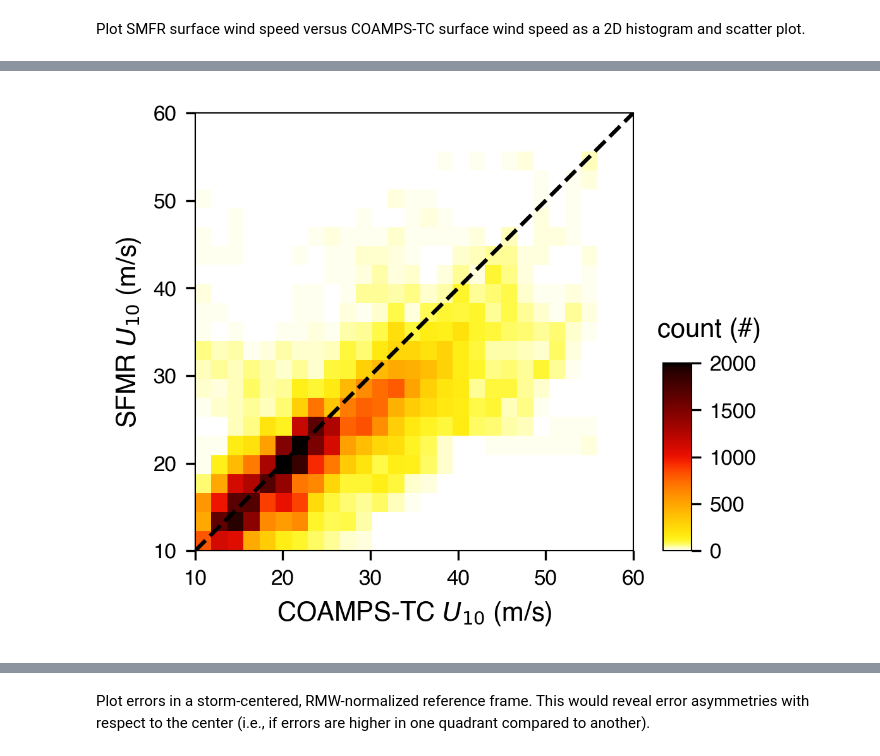
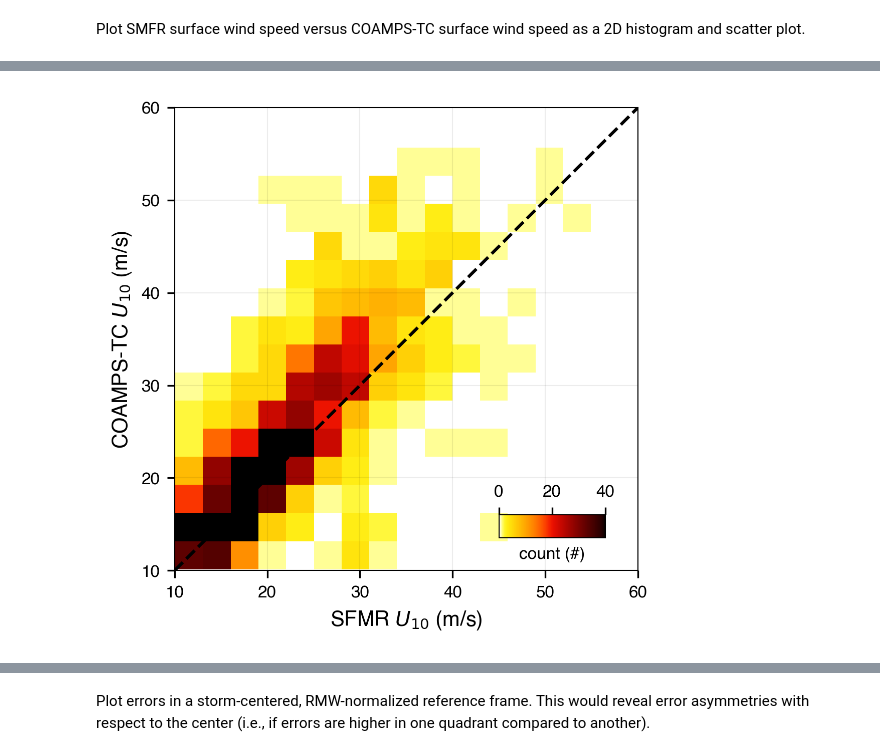
Before and after one commit to jacobrdavis/ocean-surface-wave-slopes-and-wind-wave-alignment, a Jupyter notebook: nb05-slope-primary-dependence.ipynb, the cells around one changed output, grey strips where cells are left out. Drawn from its saved outputs; the diff is of its cells as text; code cells hidden in the pictures.

```diff
--- a/nb05-slope-primary-dependence.ipynb
+++ b/nb05-slope-primary-dependence.ipynb
@@ -581,42 +615,74 @@ ax.set_ylim([0, 15])
 # %% [markdown]
 Plot SMFR surface wind speed versus COAMPS-TC surface wind speed as a 2D histogram and scatter plot.
 # %%
-fig, ax = plt.subplots(1, 1, figsize=(3, 3))
-cmap = colorcet.cm.fire_r
-norm = mpl.colors.Normalize(vmin=0, vmax=2000)
+FIG_SIZE = (4, 4)
 
-hist_plot = ax.hist2d(
+def plot_coamps_sfmr_2dhist(
+    ax,
     coamps_sfmr_wind,
     sfmr_wind,
-    bins=(25, 25),
-    cmap=cmap,
-    norm=norm,
-)
-axes_limits = [10, 60]
-ax.set_ylim(axes_limits)
-ax.set_xlim(axes_limits)
-ax.plot(axes_limits, axes_limits, color='k', linestyle='--')
-ax.set_aspect('equal')
-ax.set_xlabel('COAMPS-TC $U_{10}$ (m/s)')
-ax.set_ylabel('SFMR $U_{10}$ (m/s)')
-cax = fig.add_axes([0.95, 0.11, 0.05, 0.33])  # [left, bottom, width, height]
-cbar = fig.colorbar(hist_plot[3], ax=ax, cax=cax)
-cax.set_title('count (#)', ha='left', x=-0.2, pad=10)
+):
+    cmap = colorcet.cm.fire_r
+    norm = mpl.colors.Normalize(vmin=0, vmax=40)
+
+    hist_plot = ax.hist2d(
+        sfmr_wind,
+        coamps_sfmr_wind,
+        bins=(15, 15),
+        cmap=cmap,
+        norm=norm,
+    )
+    axes_limits = [10, 60]
+    ax.set_ylim(axes_limits)
+    ax.set_xlim(axes_limits)
+    ax.plot(axes_limits, axes_limits, color='k', linestyle='--')
+    ax.set_aspect('equal')
+    ax.set_xlabel('SFMR $U_{10}$ (m/s)')
+    ax.set_ylabel('COAMPS-TC $U_{10}$ (m/s)')
+
+    # cax = fig.add_axes([0.95, 0.11, 0.05, 0.33])  # [left, bottom, width, height]
+    # cbar = fig.colorbar(hist_plot[3], ax=ax, cax=cax)
+
+
+    cbar, cax = plotting.create_inset_colorbar(hist_plot[3], ax=ax, bounds=[0.7, 0.07, 0.23, 0.05], orientation='horizontal')
+    cax.xaxis.set_ticks_position('top')
+    cax.set_xticks([norm.vmin, (norm.vmin + norm.vmax)/2, norm.vmax])
+    cax.xaxis.set_tick_params(labelsize=plotting.small_font_size)
+    cbar.set_label('count (#)', fontsize=plotting.small_font_size)
+
+    plotting.set_gridlines(ax)
+
+fig, ax = plt.subplots(1, 1, figsize=FIG_SIZE)
+plot_coamps_sfmr_2dhist(ax, coamps_sfmr_wind, sfmr_wind)
 # fig.savefig('revfig-sfmr_and_coamps_wind_speed_comparison.png', dpi=400, bbox_inches='tight')
 
-fig, ax = plt.subplots(1, 1, figsize=(3, 3))
-ax.scatter(
+
+def plot_coamps_sfmr_scatter(
+    ax,
     coamps_sfmr_wind,
     sfmr_wind,
-    color='grey',
-    s=1,
-    alpha=0.1,
-)
-axes_limits = [10, 60]
-ax.set_ylim(axes_limits)
-ax.set_xlim(axes_limits)
-ax.plot(axes_limits, axes_limits, color='k', linestyle='--')
-ax.set_aspect('equal')
-ax.set_xlabel('COAMPS-TC $U_{10}$ (m/s)')
-ax.set_ylabel('SFMR $U_{10}$ (m/s)')
+):
+    ax.scatter(
+        sfmr_wind,
+        coamps_sfmr_wind,
+        edgecolors='k',
+        facecolors='grey',
+        marker='o',
+        s=4,
+        linewidth=0.35,
+        alpha=0.5,
+    )
+    axes_limits = [10, 60]
+    ax.set_ylim(axes_limits)
+    ax.set_xlim(axes_limits)
+    ax.plot(axes_limits, axes_limits, color='k', linestyle='--')
+    ax.set_aspect('equal')
+    ax.set_xlabel('SFMR $U_{10}$ (m/s)')
+    ax.set_ylabel('COAMPS-TC $U_{10}$ (m/s)')
+    plotting.set_gridlines(ax)
+
+
+fig, ax = plt.subplots(1, 1, figsize=FIG_SIZE)
+plot_coamps_sfmr_scatter(ax, coamps_sfmr_wind, sfmr_wind)
+# fig.savefig('revfig-sfmr_and_coamps_wind_speed_comparison.png', dpi=400, bbox_inches='tight')
 # %% [output]
@@ -624 +689 @@ Text(0, 0.5, 'SFMR $U_{10}$ (m/s)')
-[figure, old version]
+[figure, new version]
```
Also changed, not shown: parts of 12 cells of this notebook, 5 other files.
